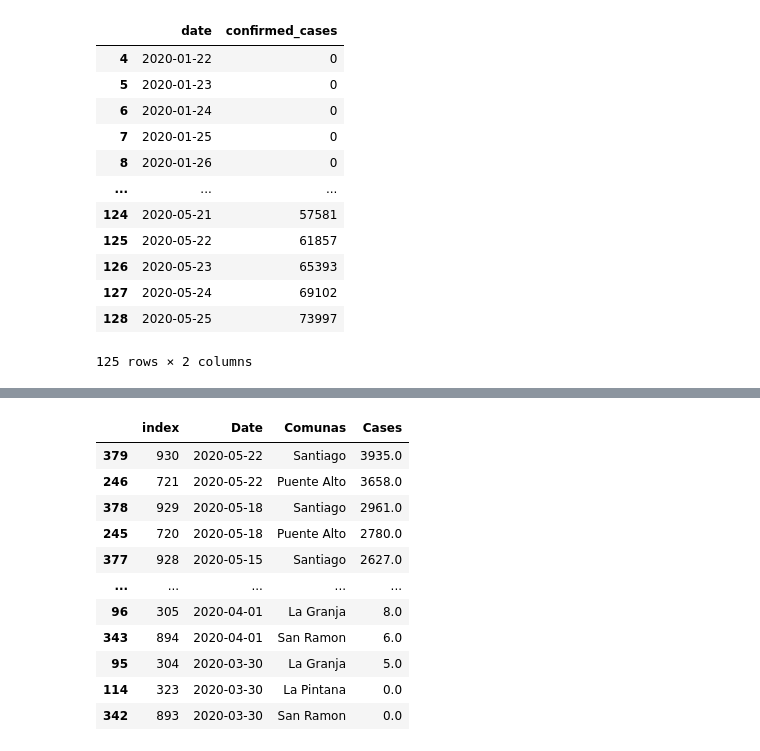
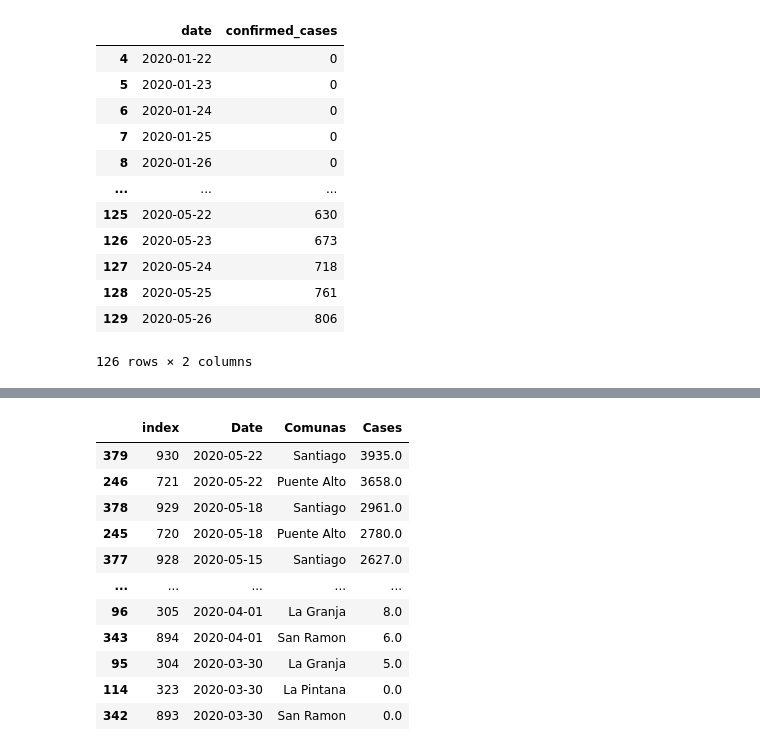
Before and after one commit to muellermax/Covid-19-Chile, a Jupyter notebook: Chile Covid-19.ipynb, the cells around one changed output, grey strips where cells are left out. Cells and saved outputs as stored; diff of their text form; code cells hidden in the pictures.

```diff
--- a/Chile Covid-19.ipynb
+++ b/Chile Covid-19.ipynb
@@ -22,0 +13,8 @@ csse_all.head()
+# %%
+# Read in Covid-19 confirmed cases and deaths datasets from CSSE at John Hopkins University on Github.
+
+csse_cases_all = pd.read_csv('https://raw.githubusercontent.com/CSSEGISandData/COVID-19/master/csse_covid_19_data/csse_covid_19_time_series/time_series_covid19_confirmed_global.csv')
+#csse_cases_all.head()
+
+csse_deaths_all = pd.read_csv('https://raw.githubusercontent.com/CSSEGISandData/COVID-19/master/csse_covid_19_data/csse_covid_19_time_series/time_series_covid19_deaths_global.csv')
+#csse_deaths_all.head()
@@ -23,11 +29,12 @@ csse_all.head()
 # %%
-def single_country_confirmed(country):
+def single_country(country, df):
     '''
     Function to provide Dataframe with cumulated cases of Covid-19
     out of CSSE data for a single country.
 
     Args:
         country (string): Name of country whose timeline should be prepared.
+        df (Dataframe): Name of dataframe (confirmed cases or deaths) that should be included.
 
     Returns:
         country_timeline (Dataframe): Dataframe with two columns, datetime and confirmed cases.
@@ -35,7 +42,7 @@ def single_country_confirmed(country):
 
     # Select rows for the given country and apply pd.melt to unpivot DataFrame
     # from wide to long format. Drop for now unnessary rows ('Province/State', 'Lat', 'Long').
-    country_timeline = csse_all[csse_all['Country/Region'] == country]
+    country_timeline = df[df['Country/Region'] == country]
     country_timeline = pd.melt(country_timeline)
     country_timeline = country_timeline.drop(country_timeline.index[[0, 1, 2, 3]])
 
@@ -44,20 +51,21 @@ def single_country_confirmed(country):
     country_timeline['date'] = pd.to_datetime(country_timeline['date'])
 
     return country_timeline
-
-single_country_confirmed('Chile')
-# %% [output]
-|  | date | confirmed_cases |
-| 4 | 2020-01-22 | 0 |
-| 5 | 2020-01-23 | 0 |
-| 6 | 2020-01-24 | 0 |
-| 7 | 2020-01-25 | 0 |
-| 8 | 2020-01-26 | 0 |
-| ... | ... | ... |
-| 124 | 2020-05-21 | 57581 |
-| 125 | 2020-05-22 | 61857 |
-| 126 | 2020-05-23 | 65393 |
-| 127 | 2020-05-24 | 69102 |
-| 128 | 2020-05-25 | 73997 |
-125 rows × 2 columns
+# %%
+# Apply single_country function:
+single_country('Chile', csse_deaths_all)
+# %% [output]
+|  | date | confirmed_cases |
+| 4 | 2020-01-22 | 0 |
+| 5 | 2020-01-23 | 0 |
+| 6 | 2020-01-24 | 0 |
+| 7 | 2020-01-25 | 0 |
+| 8 | 2020-01-26 | 0 |
+| ... | ... | ... |
+| 125 | 2020-05-22 | 630 |
+| 126 | 2020-05-23 | 673 |
+| 127 | 2020-05-24 | 718 |
+| 128 | 2020-05-25 | 761 |
+| 129 | 2020-05-26 | 806 |
+126 rows × 2 columns
 # %%
```
Also changed, not shown: parts of 11 cells of this notebook.
